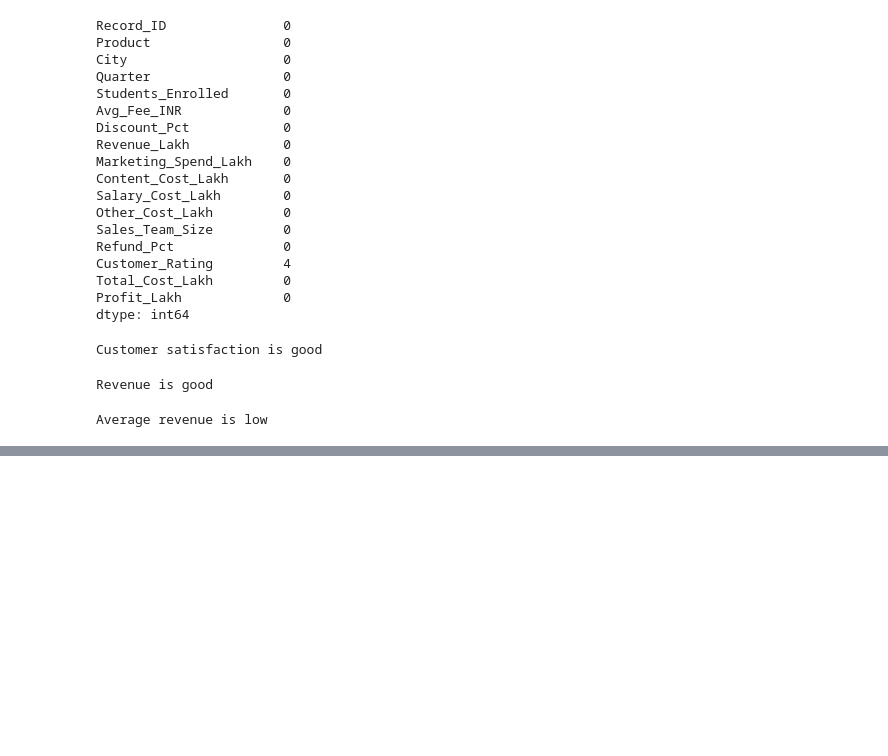
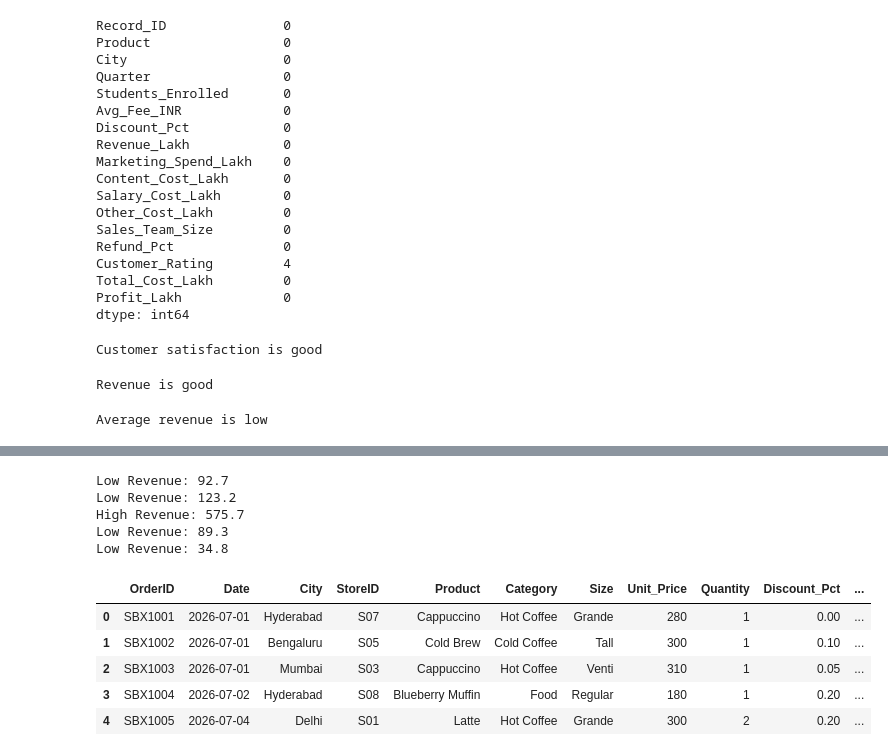
Before and after one commit to 28-nehapatel-byte/Lecture--2, a Jupyter notebook: Lectures_of_DAM.ipynb, the cells around one changed output, grey strips where cells are left out. Cells and saved outputs as stored; diff of their text form; code cells hidden in the pictures; blank space fills up the shorter version.

```diff
--- a/Lectures_of_DAM.ipynb
+++ b/Lectures_of_DAM.ipynb
@@ -217,0 +294,19 @@ Average revenue is low
+# %%
+#WHILE Loop in Python
+#While loop and i,j is variable to track
+i=0
+
+while i<5:
+  revenue = df["Revenue_Lakh"].iloc[i]
+  if revenue >= 300:
+    print("High Revenue:", revenue)
+  else:
+    print("Low Revenue:", revenue)
+
+  i=i+1
+# %% [output]
+Low Revenue: 92.7
+Low Revenue: 123.2
+High Revenue: 575.7
+Low Revenue: 89.3
+Low Revenue: 34.8
@@ -217,0 +319,12 @@ Average revenue is low
+# %%
+df = pd.read_excel("/content/Starbucks_India_Sales_Dataset.xlsx")
+# %%
+#Data Description
+df.head()
+# %% [output]
+|  | OrderID | Date | City | StoreID | Product | Category | Size | Unit_Price | Quantity | Discount_Pct | ... |
+| 0 | SBX1001 | 2026-07-01 | Hyderabad | S07 | Cappuccino | Hot Coffee | Grande | 280 | 1 | 0.00 | ... |
+| 1 | SBX1002 | 2026-07-01 | Bengaluru | S05 | Cold Brew | Cold Coffee | Tall | 300 | 1 | 0.10 | ... |
+| 2 | SBX1003 | 2026-07-01 | Mumbai | S03 | Cappuccino | Hot Coffee | Venti | 310 | 1 | 0.05 | ... |
+| 3 | SBX1004 | 2026-07-02 | Hyderabad | S08 | Blueberry Muffin | Food | Regular | 180 | 1 | 0.20 | ... |
+| 4 | SBX1005 | 2026-07-04 | Delhi | S01 | Latte | Hot Coffee | Grande | 300 | 2 | 0.20 | ... |
```
Also changed, not shown: parts of 20 cells of this notebook.
